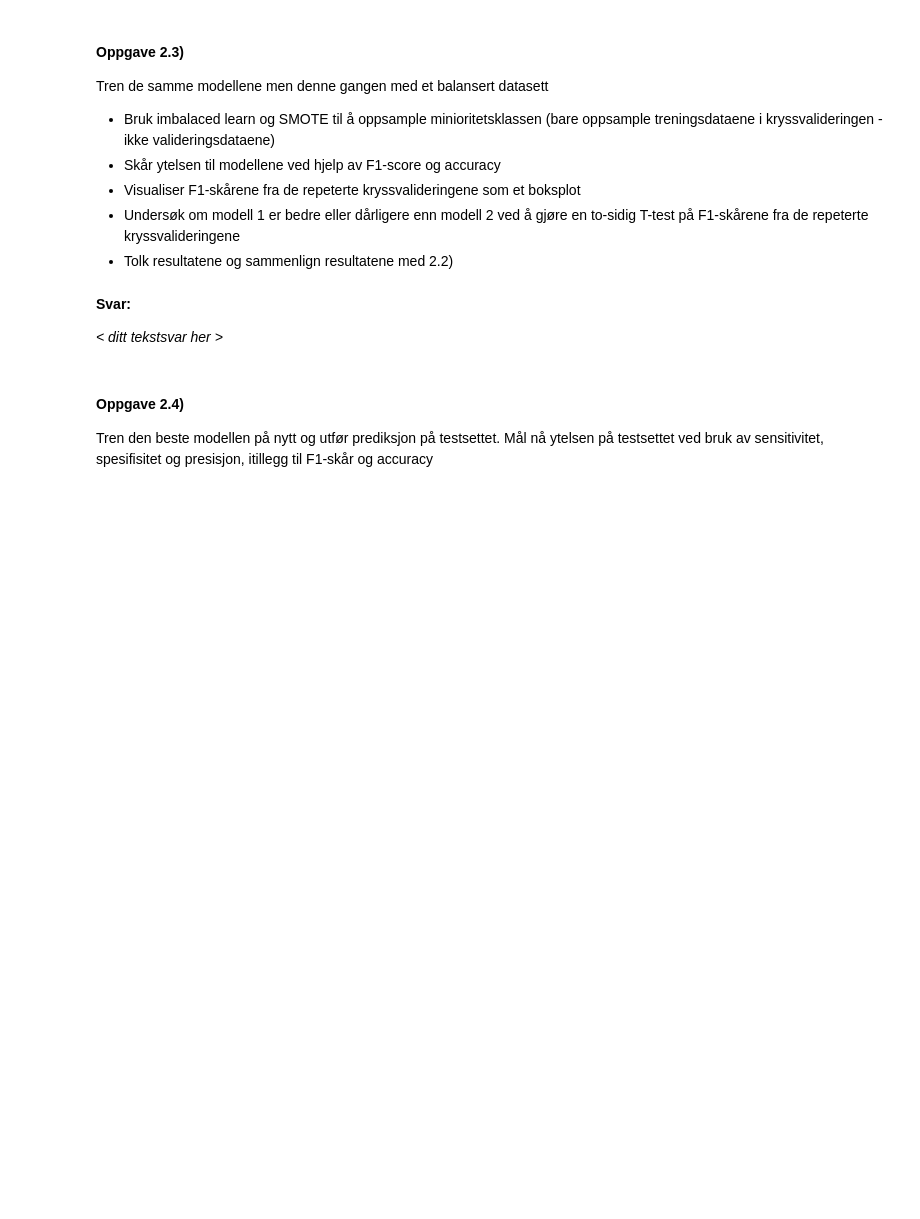
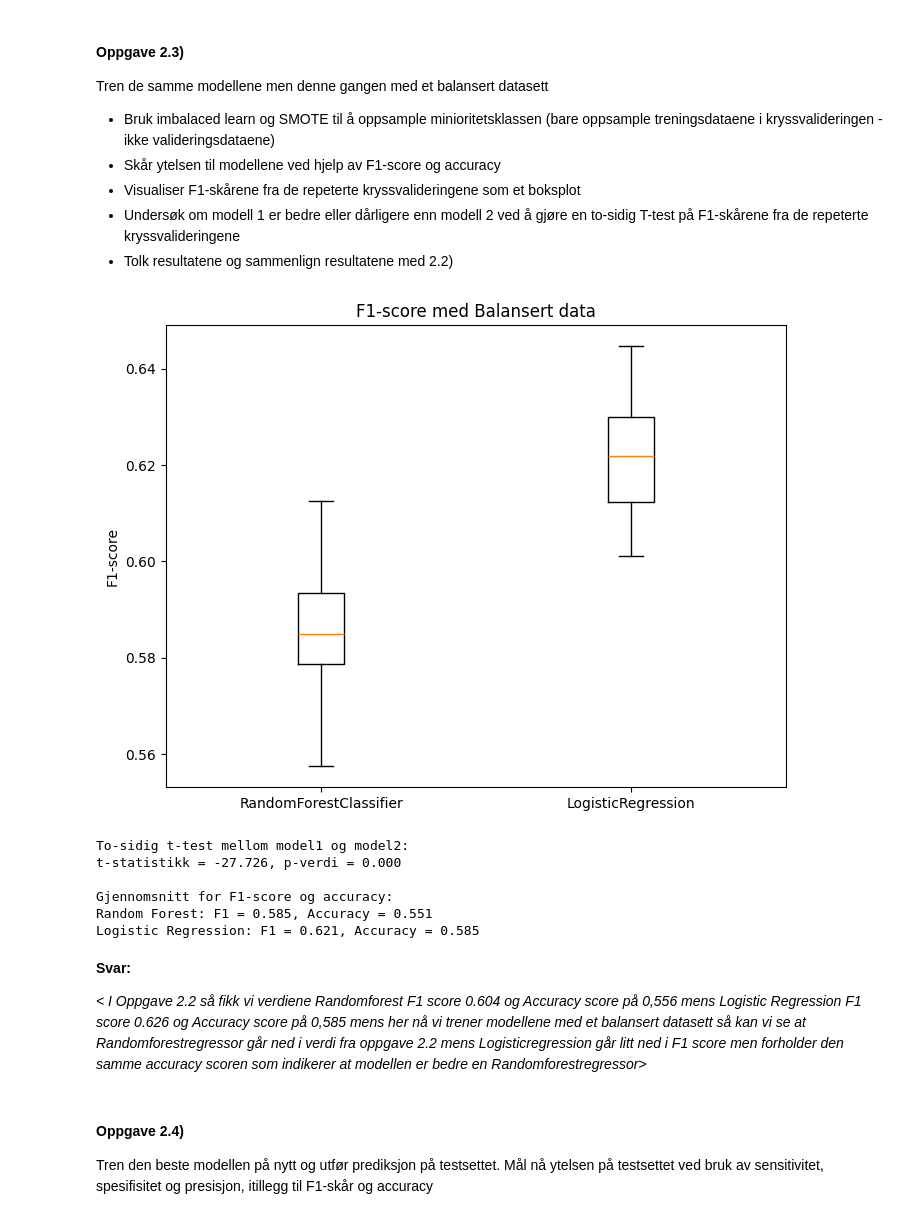
Before and after one commit to Ripzss/BTS, a Jupyter notebook: Datamining/Oblig1/Oppgave 2/Oppgave 2.ipynb, the cells around one changed output. Cells and saved outputs as stored; diff of their text form; code cells hidden in the pictures; blank space fills up the shorter version.

```diff
--- a/Datamining/Oblig1/Oppgave 2/Oppgave 2.ipynb
+++ b/Datamining/Oblig1/Oppgave 2/Oppgave 2.ipynb
@@ -120,11 +155,60 @@ Tren de samme modellene men denne gangen med et balansert datasett
 * Tolk resultatene og sammenlign resultatene med 2.2)
 # %%
 #TODO: repeterte kryssvalideringer for de samme to modellene som i oppgave 2.2, men denne gangen med SMOTE-oppsampling
-#from imblearn.over_sampling import SMOTE
+scaler = StandardScaler()
+X_scaled = scaler.fit_transform(X_small)
+
+#Definer F1 scorer med Male som positiv klasse
+f1_scorer = make_scorer(f1_score, pos_label='Male')
+
+#Modeller
+model1 = RandomForestClassifier(random_state=42)
+model2 = LogisticRegression(random_state=42, max_iter=1000)
+
+#repitert kfold
+rkf = RepeatedKFold(n_splits=5, n_repeats=10, random_state=42)
+
+#SMOTE
+pipeline1 = Pipeline([('smote', SMOTE(random_state=42)), ('rf', model1)])
+pipeline2 = Pipeline([('smote', SMOTE(random_state=42)), ('lr', model2)])
+
+#f1
+f1_model1 = cross_val_score(pipeline1, X_small, y_small, cv=rkf, scoring=f1_scorer)
+f1_model2 = cross_val_score(pipeline2, X_small, y_small, cv=rkf, scoring=f1_scorer)
+
+#accuracy
+acc_model1 = cross_val_score(pipeline1, X_small, y_small, cv=rkf, scoring='accuracy')
+acc_model2 = cross_val_score(pipeline2, X_small, y_small, cv=rkf, scoring='accuracy')
+
+#boxplot
+plt.figure(figsize=(8,6))
+plt.boxplot([f1_model1, f1_model2], tick_labels=['RandomForestClassifier', 'LogisticRegression'])
+plt.ylabel('F1-score')
+plt.title('F1-score med Balansert data')
+plt.show()
+
+#p_value er to stidig som stanader vi sjekker for forskjell i begge retninger
+t_stat, p_value = ttest_rel(f1_model1, f1_model2)
+
+print("\nTo-sidig t-test mellom model1 og model2:")
+print(f"t-statistikk = {t_stat:.3f}, p-verdi = {p_value:.3f}")
+
+#Printer Gjennomsnitt
+print("\nGjennomsnitt for F1-score og accuracy:")
+print(f"Random Forest: F1 = {f1_model1.mean():.3f}, Accuracy = {acc_model1.mean():.3f}")
+print(f"Logistic Regression: F1 = {f1_model2.mean():.3f}, Accuracy = {acc_model2.mean():.3f}")
+# %% [output]
+[figure, added]
+To-sidig t-test mellom model1 og model2:
+t-statistikk = -27.726, p-verdi = 0.000
+
+Gjennomsnitt for F1-score og accuracy:
+Random Forest: F1 = 0.585, Accuracy = 0.551
+Logistic Regression: F1 = 0.621, Accuracy = 0.585
 # %% [markdown]
 **Svar:**
 
-*< ditt tekstsvar her >*
+*< I Oppgave 2.2 så fikk vi verdiene Randomforest F1 score 0.604 og Accuracy score på 0,556 mens Logistic Regression F1 score 0.626 og Accuracy score på 0,585 mens her nå vi trener modellene med et balansert datasett så kan vi se at Randomforestregressor går ned i verdi fra oppgave 2.2 mens Logisticregression går litt ned i F1 score men forholder den samme accuracy scoren som indikerer at modellen er bedre en Randomforestregressor>*
 # %% [markdown]
 #### Oppgave 2.4)
 Tren den beste modellen på nytt og utfør prediksjon på testsettet. Mål nå ytelsen på testsettet ved bruk av sensitivitet, spesifisitet og presisjon, itillegg til F1-skår og accuracy
```
Also changed, not shown: parts of 3 cells of this notebook, 1 other file.
